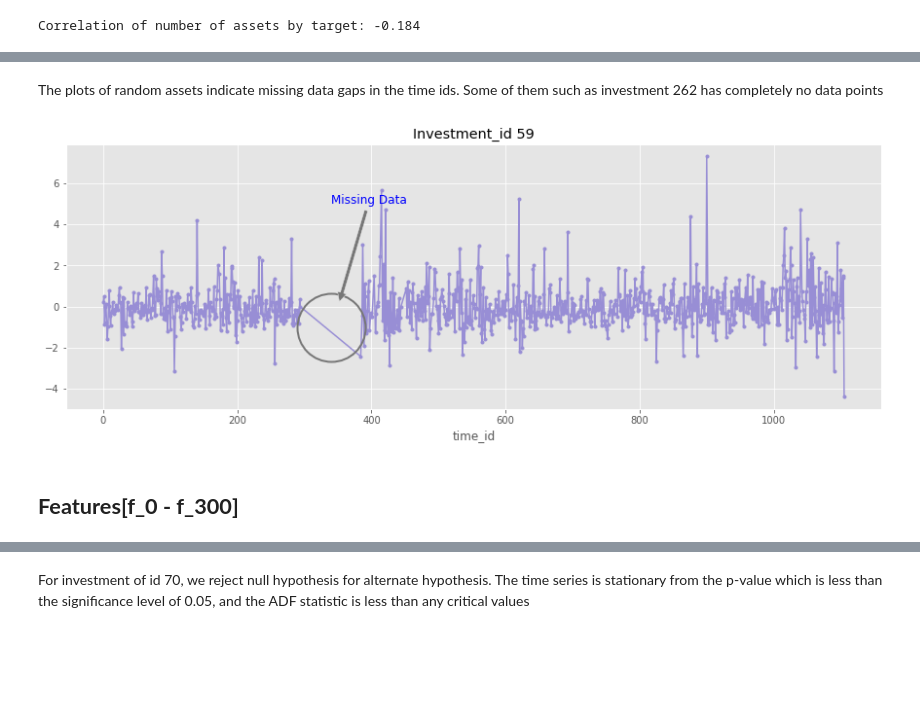
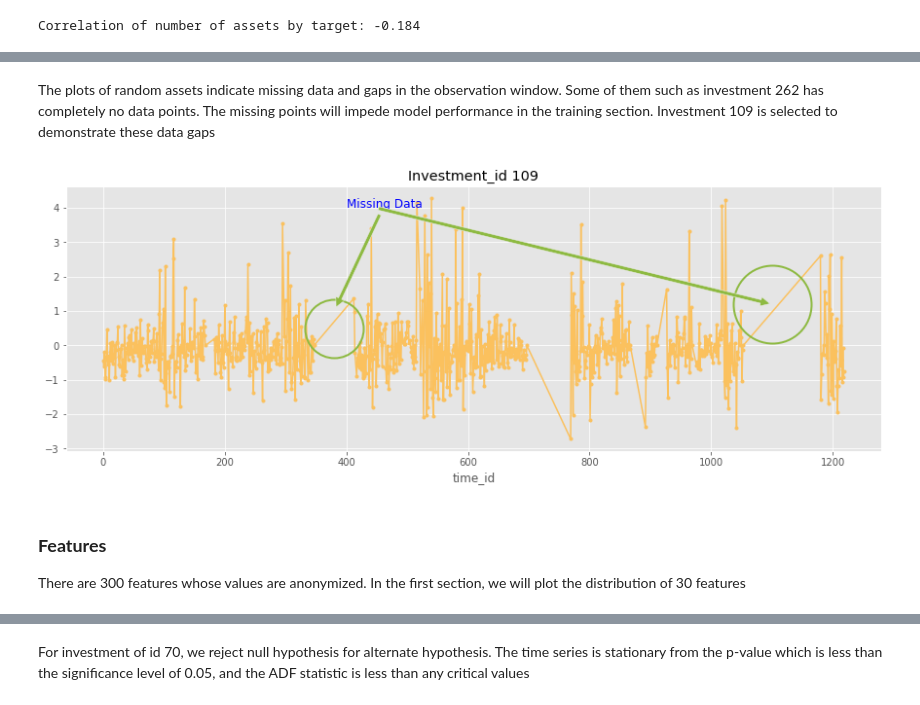
Before and after one commit to denniesbor/module2, a Jupyter notebook: eda-ubiquant-market-prediction.ipynb, the cells around one changed output, grey strips where cells are left out. Drawn from its saved outputs; the diff is of its cells as text; code cells hidden in the pictures; blank space fills up the shorter version.

```diff
--- a/eda-ubiquant-market-prediction.ipynb
+++ b/eda-ubiquant-market-prediction.ipynb
@@ -255,32 +289,42 @@ for investment_id in random_investments:
 # %% [markdown]
-The plots of random assets indicate missing data gaps in the time ids. Some of them such as investment 262 has completely no data points
+The plots of random assets indicate missing data and gaps in the observation window. Some of them such as investment 262 has completely no data points. The missing points will impede model performance in the training section. Investment 109 is selected to demonstrate these data gaps
 # %%
 from matplotlib.patches import Ellipse
 # a plot of investment_id 59
-investment_id=59
+investment_id=109
 
 fig, ax = plt.subplots(1, 1,figsize=(15, 5))
 d = train.query('investment_id == @investment_id')
 
 d.set_index('time_id')['target'] \
     .plot(title=f'Investment_id {investment_id}',
           color=next(color_cycle),
           style='.-')
 
-circle_rad = 35  # This is the radius, in points
+circle_rad = 30  # This is the radius, in points
+circle_2 = 40
 color = next(color_cycle)
-ax.plot(340, -1, 'o',
+ax.plot(380, 0.5, 'o',
         ms=circle_rad * 2, mec=color, mfc='none', mew=2)
-ax.annotate('Missing Data', xy=(350,0), xytext=(340, 5),
+ax.annotate('Missing Data', xy=(380,1), xytext=(400, 4),
             color='b', size='large',
             arrowprops=dict(
                 arrowstyle='simple,tail_width=0.3,head_width=0.8,head_length=0.8',
                 facecolor=color, shrinkB=circle_rad * 0.15))
+ax.plot(1100, 1.2, 'o',
+        ms=circle_2 * 2, mec=color, mfc='none', mew=2)
+ax.annotate('', xy=(1100,1.2), xytext=(450, 4),
+            color='b', size='large',
+            arrowprops=dict(
+                arrowstyle='simple,tail_width=0.3,head_width=0.8,head_length=0.8',
+                facecolor=color, shrinkB=circle_2 * 0.05))
 
 plt.show()
 # %% [output]
-[figure, old version]
+[figure, new version]
-# %% [markdown]
-## **Features[f_0 - f_300]**
+# %% [markdown]
+### **Features**
+
+There are 300 features whose values are anonymized. In the first section, we will plot the distribution of 30 features
 # %%
 def plot_hist():
```
Also changed, not shown: parts of 49 cells of this notebook.
